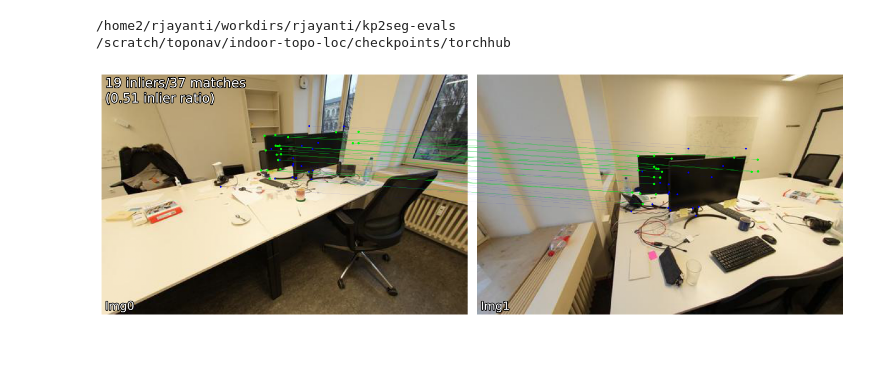
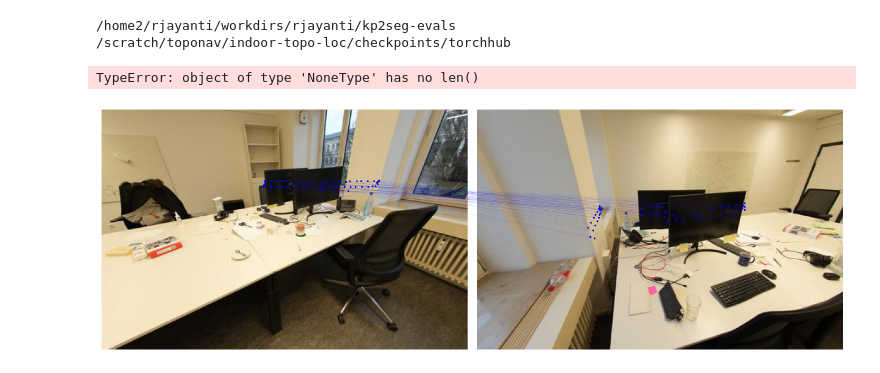
Before and after one commit to vanshg1729/kp2seg-evals, a Jupyter notebook: notebooks/util-1-spp-kp-viz.ipynb, the cells around one changed output. Drawn from its saved outputs; the diff is of its cells as text; code cells hidden in the pictures.

```diff
--- a/notebooks/util-1-spp-kp-viz.ipynb
+++ b/notebooks/util-1-spp-kp-viz.ipynb
@@ -66,7 +66,7 @@ from matching import get_matcher
 from matching.viz import plot_matches
 
 device = 'cuda'  # 'cpu'
-matcher = get_matcher('superpoint-lg', device=device, max_num_keypoints=4096)
+matcher = get_matcher('mast3r', device=device, max_num_keypoints=4096)
 
 batch = next(iter(loader))
 img0_path, img1_path = batch['img0_path'], batch['img1_path']
@@ -76,9 +76,18 @@ img0 = matcher.load_image(str(img0_path[0]))
 img1 = matcher.load_image(str(img1_path[0]))
 
 result = matcher(img0, img1)
-
-# num_inliers, inlier_kpts0, inlier_kpts1 = result['num_inliers'], result['inlier_kpts0'], result['inlier_kpts1']
-# # result.keys() = ['num_inliers', 'H', 'all_kpts0', 'all_kpts1', 'all_desc0', 'all_desc1', 'matched_kpts0', 'matched_kpts1', 'inlier_kpts0', 'inlier_kpts1']
-plot_matches(img0, img1, result, show_all_kpts=False)
-# %% [output]
-[figure, removed]
+# %%
+# num_inliers, inlier_kpts0, inlier_kpts1 = result['num_inliers'], result['inlier_kpts0'], result['inlier_kpts1']
+# # result.keys() = ['num_inliers', 'H', 'all_kpts0', 'all_kpts1', 'all_desc0', 'all_desc1', 'matched_kpts0', 'matched_kpts1', 'inlier_kpts0', 'inlier_kpts1']
+# make inlier_kpts0 and inlier_kpts1 None
+result1 = result.copy()
+result1["matched_kpts0"] = result['matched_kpts0'][-600:-550]
+result1["matched_kpts1"] = result['matched_kpts1'][-600:-550]
+result1['inlier_kpts0'] = None
+result1['inlier_kpts1'] = None
+plot_matches(img0, img1, result1, show_all_kpts=True)
+all_kpts0, all_kpts1 = result1['all_kpts0'], result1['all_kpts1']
+print(all_kpts0.shape, all_kpts1.shape)
+# %% [output]
+TypeError: object of type 'NoneType' has no len()
+[figure, added]
```
Also changed, not shown: 1 other file.
